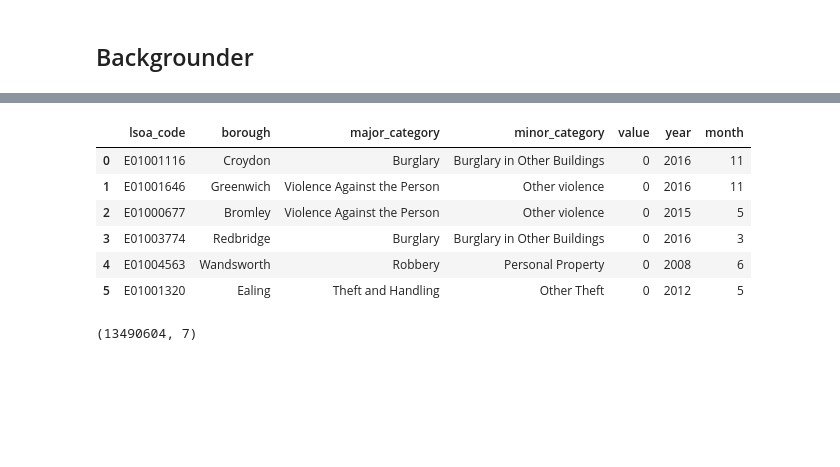
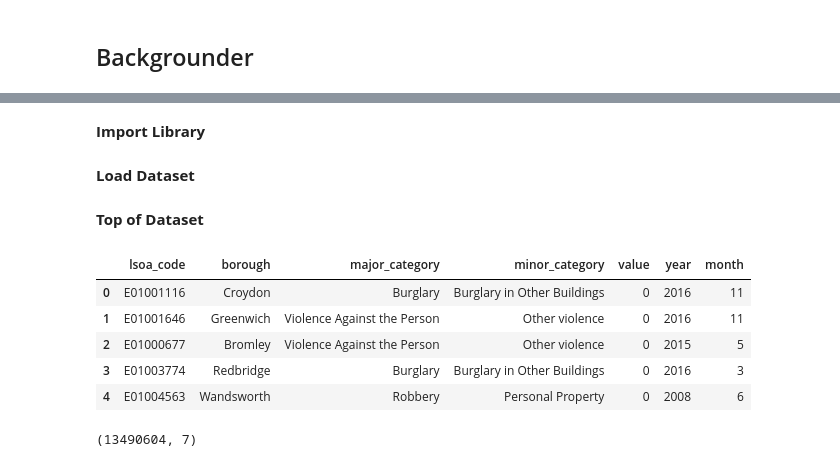
Before and after one commit to mfarizky/H8_5, a Jupyter notebook: assignment/PYTN_Assgn_1_5_Rijal.ipynb, the cells around one changed output, grey strips where cells are left out. Cells and saved outputs as stored; diff of their text form; code cells hidden in the pictures; blank space fills up the shorter version.

```diff
--- a/assignment/PYTN_Assgn_1_5_Rijal.ipynb
+++ b/assignment/PYTN_Assgn_1_5_Rijal.ipynb
@@ -14,3 +12,5 @@ Sebelum mulai, download dataset dengan menjalankan cell berikut:
+# %% [markdown]
+**Import Library**
 # %%
 import numpy as np
 import pandas as pd
@@ -18,20 +19,19 @@ import matplotlib.pyplot as plt
+# %% [markdown]
+**Load Dataset**
 # %%
 url_london_crime = "../dataset/london_crime_by_lsoa.csv"
-df_lc = pd.read_csv(
-    url_london_crime
-    # dtype={'month': str,
-    # 'year': str})
-)
+df_lc = pd.read_csv(url_london_crime)
+# %% [markdown]
+**Top of Dataset**
 # %%
-df_lc.head(6)
+df_lc.head()
 # %% [output]
 |  | lsoa_code | borough | major_category | minor_category | value | year | month |
 | 0 | E01001116 | Croydon | Burglary | Burglary in Other Buildings | 0 | 2016 | 11 |
 | 1 | E01001646 | Greenwich | Violence Against the Person | Other violence | 0 | 2016 | 11 |
 | 2 | E01000677 | Bromley | Violence Against the Person | Other violence | 0 | 2015 | 5 |
 | 3 | E01003774 | Redbridge | Burglary | Burglary in Other Buildings | 0 | 2016 | 3 |
 | 4 | E01004563 | Wandsworth | Robbery | Personal Property | 0 | 2008 | 6 |
-| 5 | E01001320 | Ealing | Theft and Handling | Other Theft | 0 | 2012 | 5 |
 # %%
 df_lc.shape
 # %% [output]
```
Also changed, not shown: parts of 36 cells of this notebook.
